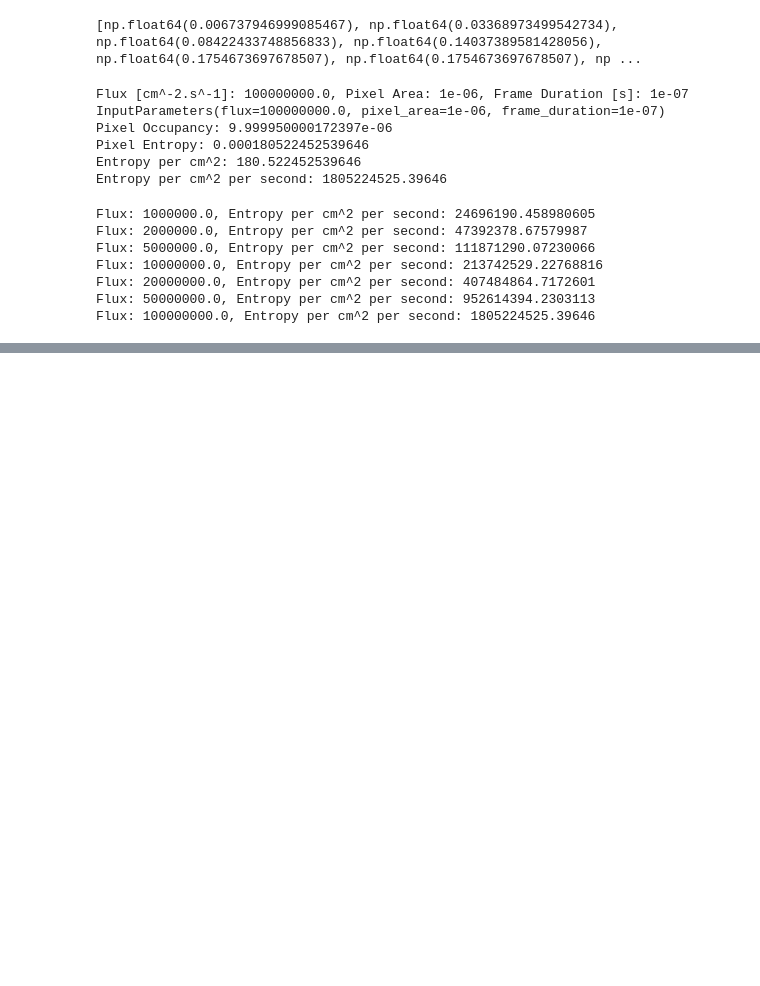
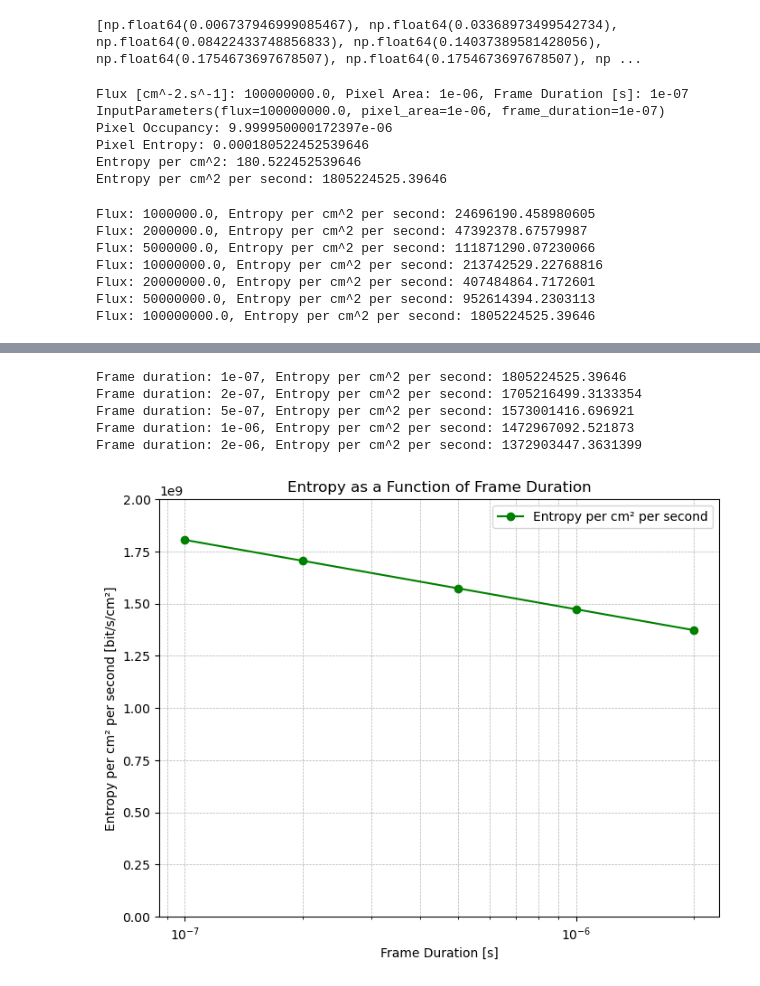
Before and after one commit to gaglieri/entropy-pixel-array, a Jupyter notebook: entropy-pixel-array.ipynb, the cells around one changed output, grey strips where cells are left out. Drawn from its saved outputs; the diff is of its cells as text; code cells hidden in the pictures; blank space fills up the shorter version.

```diff
--- a/entropy-pixel-array.ipynb
+++ b/entropy-pixel-array.ipynb
@@ -133,0 +148,60 @@ plt.show()
+# %%
+# Create a new instance of the class, restore default values
+inputParameters = InputParameters(flux=1e8, pixel_area=1e-6, frame_duration=1e-7)
+
+# Define a range of frame_duration_values
+frame_duration_values = [1e-7, 2e-7, 5e-7, 1e-6, 2e-6]  # Range of frame duration values
+
+# Empty list to store results
+entropy_vs_duration_results = []
+
+# Loop over the flux values
+for frame_duration in frame_duration_values:
+    # Update the flux field of the InputParameters instance
+    inputParameters.frame_duration = frame_duration
+
+    # Calculate entropy per cm^2 per second
+    entropy_per_cm2_per_s = inputParameters.calculate_entropy_per_cm2_per_s()
+
+    entropy_vs_duration_results.append((frame_duration, entropy_per_cm2_per_s))
+
+# Print the results
+for frame_duration, entropy in entropy_vs_duration_results:
+    print(f"Frame duration: {frame_duration}, Entropy per cm^2 per second: {entropy}")
+# %% [output]
+Frame duration: 1e-07, Entropy per cm^2 per second: 1805224525.39646
+Frame duration: 2e-07, Entropy per cm^2 per second: 1705216499.3133354
+Frame duration: 5e-07, Entropy per cm^2 per second: 1573001416.696921
+Frame duration: 1e-06, Entropy per cm^2 per second: 1472967092.521873
+Frame duration: 2e-06, Entropy per cm^2 per second: 1372903447.3631399
+# %%
+def plot_entropy_vs_frame_duration(entropy_vs_duration_results):
+    """
+    Plot entropy as a function of frame duration using the provided list of tuples.
+
+    Args:
+        entropy_vs_duration_results (list of tuples): Each tuple contains (frame_duration, entropy_per_cm2_per_s).
+    """
+    # Extract frame duration and entropy values from the list of tuples
+    frame_duration_values, entropy_values = zip(*entropy_vs_duration_results)
+
+    # Create the plot
+    plt.figure(figsize=(8, 6))
+    plt.plot(frame_duration_values, entropy_values, marker='o', linestyle='-', color='g', label='Entropy per cm² per second')
+
+    # Add labels, title, and legend
+    plt.xlabel('Frame Duration [s]')
+    plt.ylabel('Entropy per cm² per second [bit/s/cm²]')
+    plt.title('Entropy as a Function of Frame Duration')
+    plt.xscale('log')  # Use a logarithmic scale for frame duration if needed
+    plt.ylim(0, 2e9)  # Set a minimum y-limit to avoid issues with log scale
+    plt.grid(True, which='both', linestyle='--', linewidth=0.5)
+    plt.legend()
+
+    # Show the plot
+    plt.show()
+
+# Example usage
+plot_entropy_vs_frame_duration(entropy_vs_duration_results)
+# %% [output]
+[figure, added]
```
Also changed, not shown: parts of 5 cells of this notebook.
